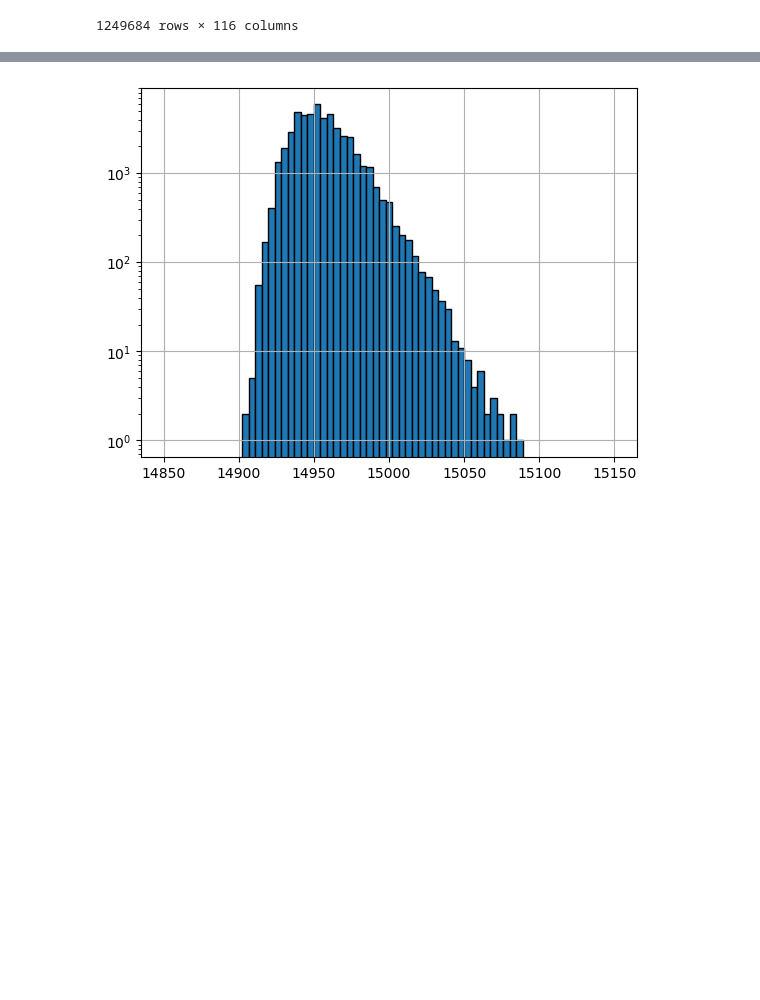
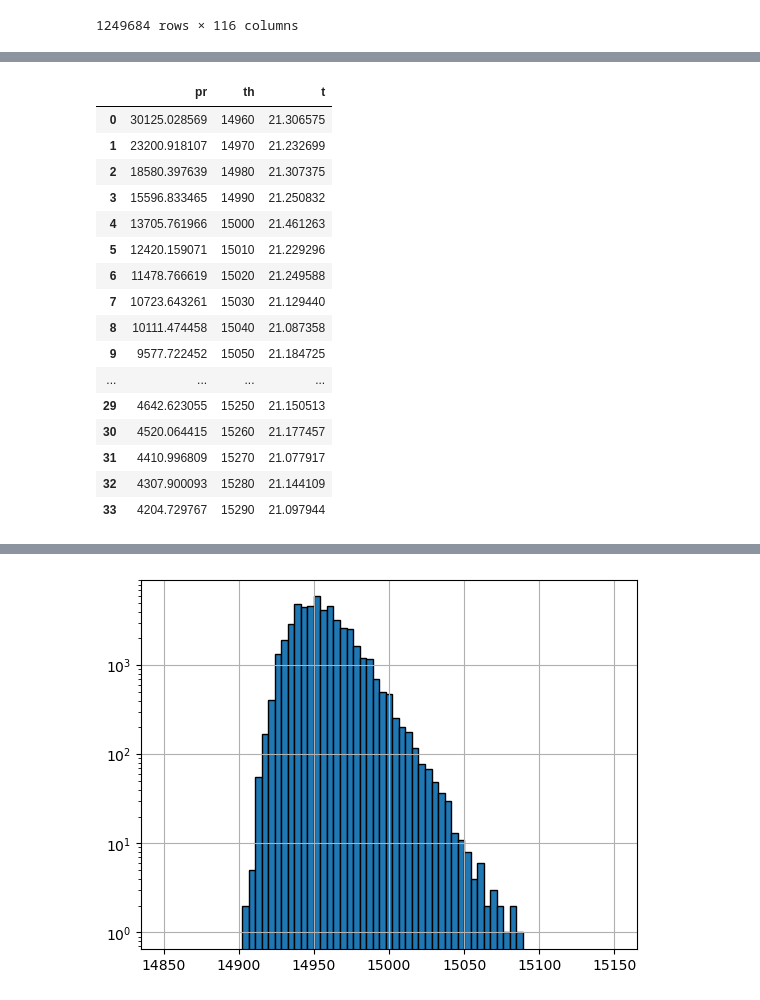
Before and after one commit to burmist-git/DBscan_on_simtel_data, a Jupyter notebook: trg_mono_rates_proton.ipynb, the cells around one changed output, grey strips where cells are left out. Cells and saved outputs as stored; diff of their text form; code cells hidden in the pictures; blank space fills up the shorter version.

```diff
--- a/trg_mono_rates_proton.ipynb
+++ b/trg_mono_rates_proton.ipynb
@@ -168,0 +182,22 @@ print(get_proton_rate( sim, trg))
+# %%
+proton_rate_l1_r=[]
+proton_rate_l1_th=[]
+proton_rate_l1_t=[]
+for th in np.arange(14960,15300,10):
+    tic = time.time()
+    df_trg_l1_tmp=df[df['L1_max_digi_sum_LST1']>th]
+    pr=get_proton_rate( sim, df_trg_l1_tmp['energy'].values)
+    toc = time.time()
+    dt=toc-tic
+    #
+    proton_rate_l1_r.append(pr)
+    proton_rate_l1_th.append(th)
+    proton_rate_l1_t.append(dt)
+    #
+    print('Rate: ', pr, ' Time : ',dt)
+
+df_proton_rate_l1 = pd.DataFrame({
+    'pr': np.array(proton_rate_l1_r),
+    'th': np.array(proton_rate_l1_th),
+    't': np.array(proton_rate_l1_t)
+})
@@ -168,0 +222,20 @@ print(get_proton_rate( sim, trg))
+# %%
+df_proton_rate_l1
+# %% [output]
+|  | pr | th | t |
+| 0 | 30125.028569 | 14960 | 21.306575 |
+| 1 | 23200.918107 | 14970 | 21.232699 |
+| 2 | 18580.397639 | 14980 | 21.307375 |
+| 3 | 15596.833465 | 14990 | 21.250832 |
+| 4 | 13705.761966 | 15000 | 21.461263 |
+| 5 | 12420.159071 | 15010 | 21.229296 |
+| 6 | 11478.766619 | 15020 | 21.249588 |
+| 7 | 10723.643261 | 15030 | 21.129440 |
+| 8 | 10111.474458 | 15040 | 21.087358 |
+| 9 | 9577.722452 | 15050 | 21.184725 |
+| ... | ... | ... | ... |
+| 29 | 4642.623055 | 15250 | 21.150513 |
+| 30 | 4520.064415 | 15260 | 21.177457 |
+| 31 | 4410.996809 | 15270 | 21.077917 |
+| 32 | 4307.900093 | 15280 | 21.144109 |
+| 33 | 4204.729767 | 15290 | 21.097944 |
```
Also changed, not shown: parts of 31 cells of this notebook, 7 other files.
